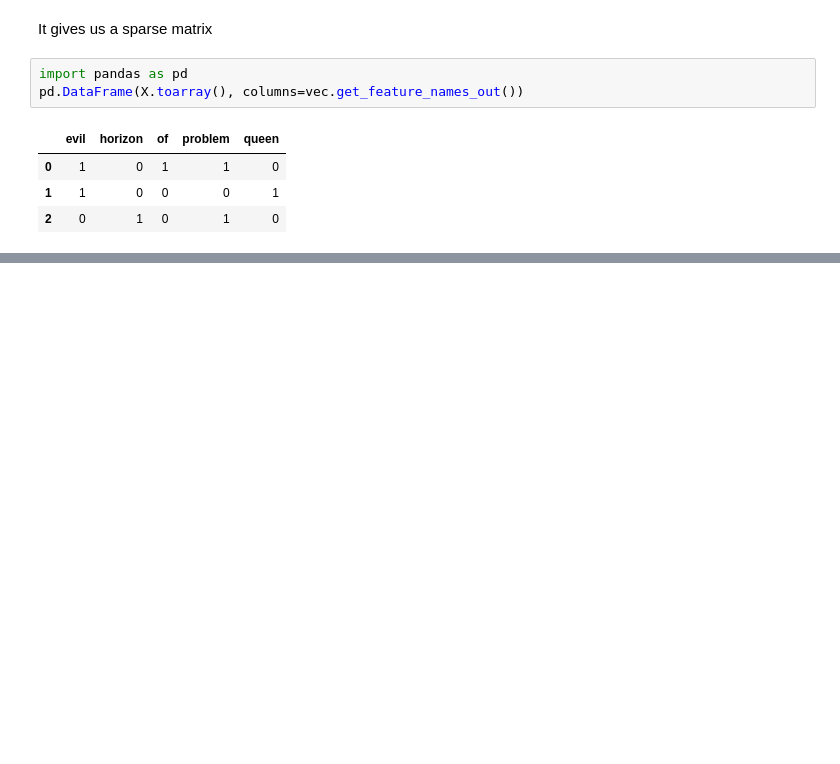
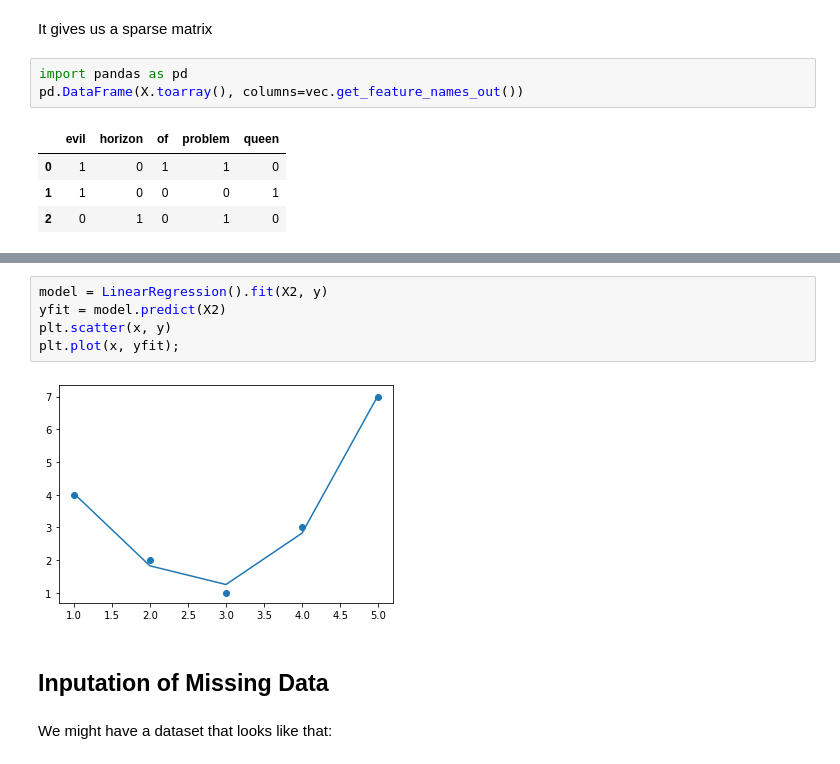
Before and after one commit to tomperr/tomperr_is_learning, a Jupyter notebook: Python_Data_Science_Handbook/MachineLearning/4_Feature_Engineering.ipynb, the cells around one changed output, grey strips where cells are left out. Saved outputs shown, nothing was run; the diff lists cells and outputs as text; blank space fills up the shorter version.

```diff
--- a/Python_Data_Science_Handbook/MachineLearning/4_Feature_Engineering.ipynb
+++ b/Python_Data_Science_Handbook/MachineLearning/4_Feature_Engineering.ipynb
@@ -71,0 +126,11 @@ pd.DataFrame(X.toarray(), columns=vec.get_feature_names_out())
+# %%
+model = LinearRegression().fit(X2, y)
+yfit = model.predict(X2)
+plt.scatter(x, y)
+plt.plot(x, yfit);
+# %% [output]
+[figure, added]
+# %% [markdown]
+## Inputation of Missing Data
+# %% [markdown]
+We might have a dataset that looks like that:
```
Also changed, not shown: parts of 20 cells of this notebook, 1 other file.
